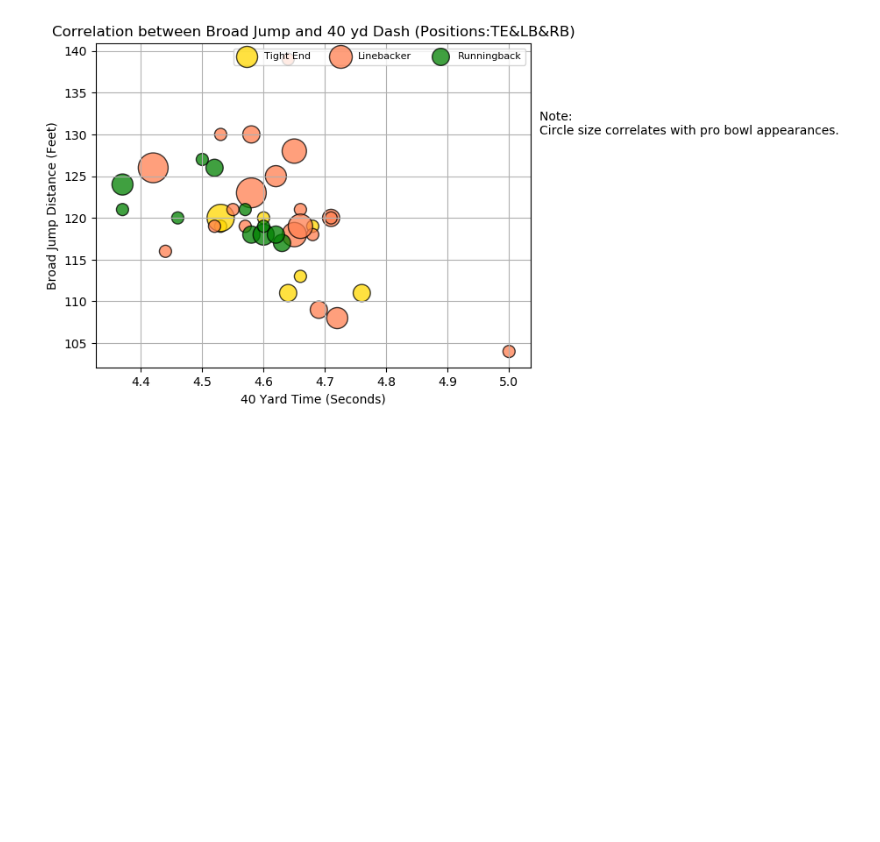
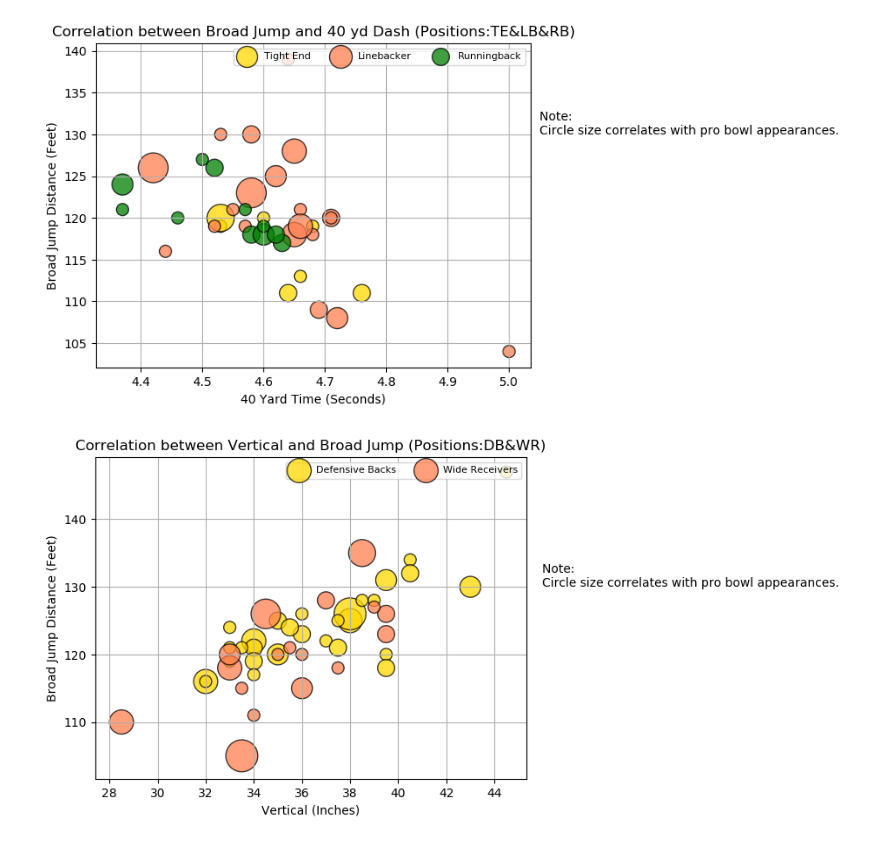
Before and after one commit to lucyhohler/The_Panda_Express, a Jupyter notebook: MasterFile.ipynb, the cells around one changed output. Drawn from its saved outputs; the diff is of its cells as text; code cells hidden in the pictures; blank space fills up the shorter version.

Commit message:
Added vertical chart

```diff
--- a/MasterFile.ipynb
+++ b/MasterFile.ipynb
@@ -769,3 +769,28 @@ plt.text(5.05,130,"Note: \nCircle size correlates with pro bowl appearances.", f
 plt.savefig('TE_LB_RB_BroadJump_40Yd')
 # %% [output]
 [figure]
+# %%
+DB = plt.scatter(master_DB['Vertical'], master_DB['Broad Jump'], s=master_DB['ProBowl Appearances']*100, color = ['gold'], edgecolor = 'black', alpha = .75)
+WR = plt.scatter(master_WR['Vertical'], master_WR['Broad Jump'], s=master_WR['ProBowl Appearances']*100, color = ['coral'], edgecolor = 'black', alpha = .75)
+plt.grid()
+
+#Labeling your graph.
+plt.title('Correlation between Vertical and Broad Jump (Positions:DB&WR)')
+plt.xlabel('Vertical (Inches)')
+plt.ylabel('Broad Jump Distance (Feet)')
+
+plt.legend((DB,WR),
+           ('Defensive Backs','Wide Receivers'),
+           scatterpoints=1,
+           loc='upper right',
+           ncol=3,
+           fontsize=8)
+
+plt.text(46,130,"Note: \nCircle size correlates with pro bowl appearances.", fontsize = 10)
+
+plt.savefig('DB_WR_Vertical_BroadJump')
+
+#Observations; can see that a the sweet spot for Broad Jump was between 120 and 130 for most PB appearances
+#Observations; sweet spot for 3cone time was a maximum of 7 seconds
+# %% [output]
+[figure, added]
```
Also changed, not shown: parts of 8 cells of this notebook, 2 other files.
